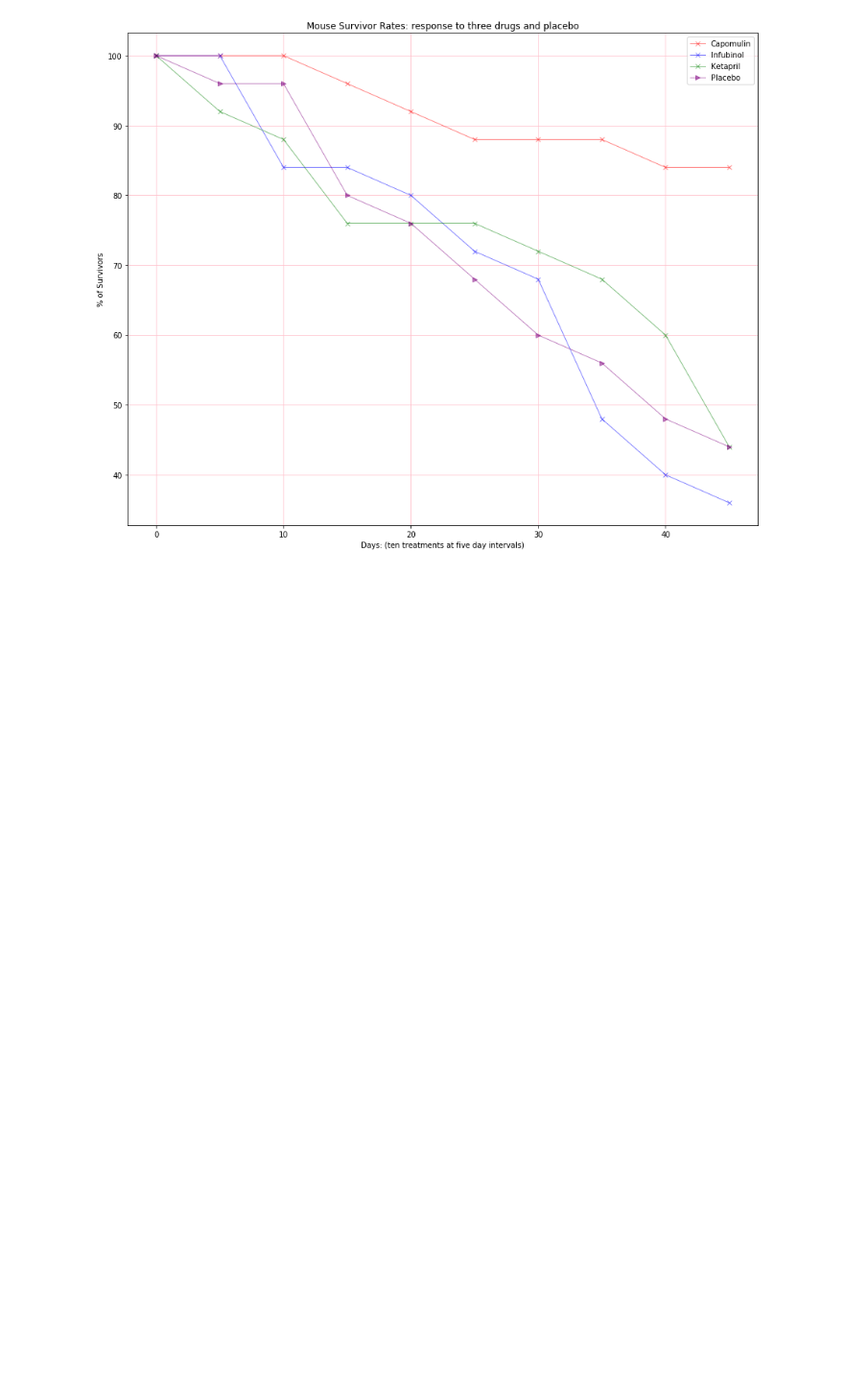
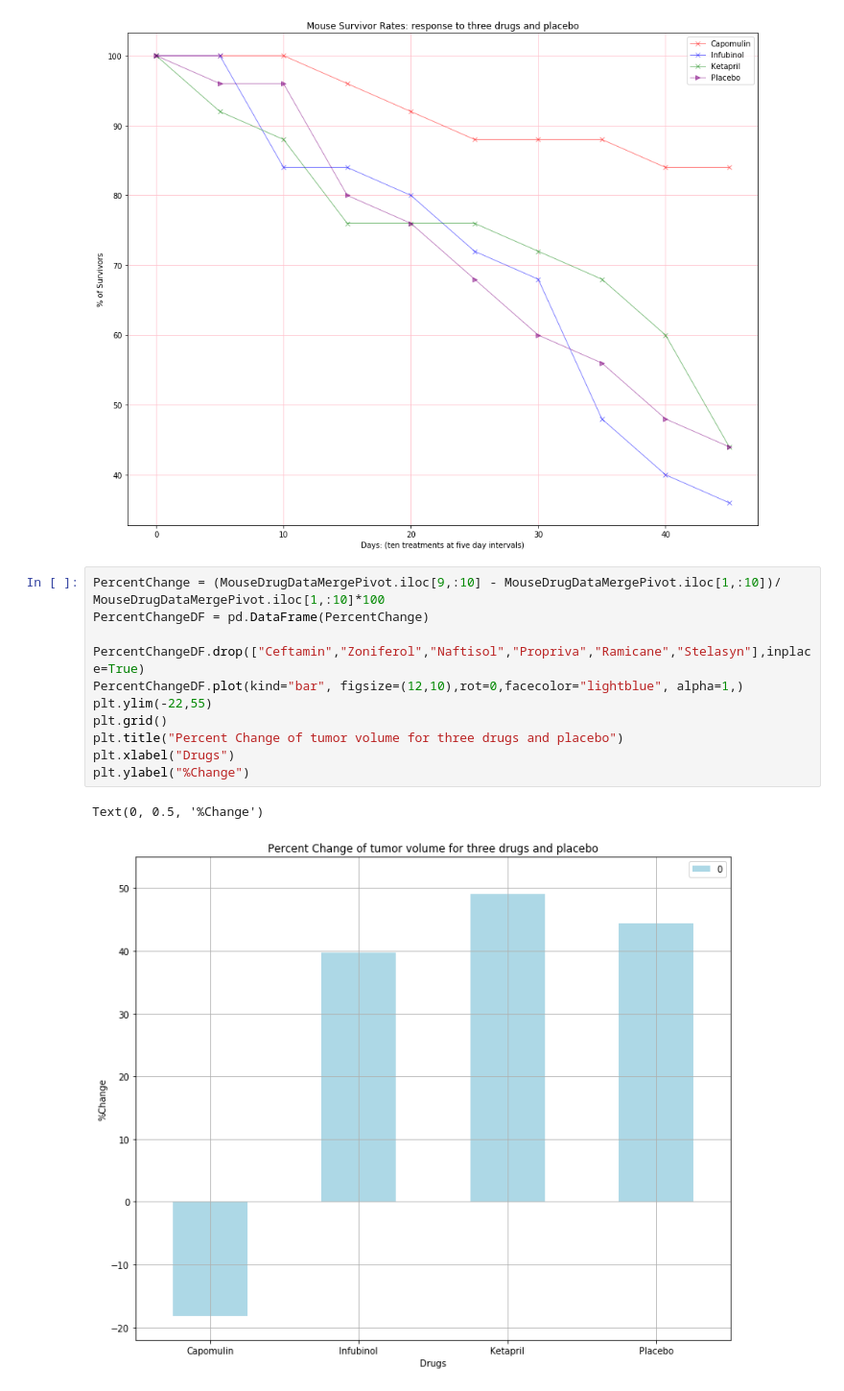
Before and after one commit to PrairieSchool/MatPlotLib_homework, a Jupyter notebook: Pharma_MataPlotLib_HW.ipynb, the cells around one changed output. Shown at 96% size. Drawn from its saved outputs; the diff is of its cells as text; blank space fills up the shorter version.

```diff
--- a/Pharma_MataPlotLib_HW.ipynb
+++ b/Pharma_MataPlotLib_HW.ipynb
@@ -208,3 +222,17 @@ plt.ylabel("% of Survivors")
 plt.show()
 # %% [output]
 [figure]
+# %%
+PercentChange = (MouseDrugDataMergePivot.iloc[9,:10] - MouseDrugDataMergePivot.iloc[1,:10])/ MouseDrugDataMergePivot.iloc[1,:10]*100
+PercentChangeDF = pd.DataFrame(PercentChange)
+
+PercentChangeDF.drop(["Ceftamin","Zoniferol","Naftisol","Propriva","Ramicane","Stelasyn"],inplace=True)
+PercentChangeDF.plot(kind="bar", figsize=(12,10),rot=0,facecolor="lightblue", alpha=1,)
+plt.ylim(-22,55)
+plt.grid()
+plt.title("Percent Change of tumor volume for three drugs and placebo")
+plt.xlabel("Drugs")
+plt.ylabel("%Change")
+# %% [output]
+Text(0, 0.5, '%Change')
+[figure, added]
```
Also changed, not shown: parts of 5 cells of this notebook.
